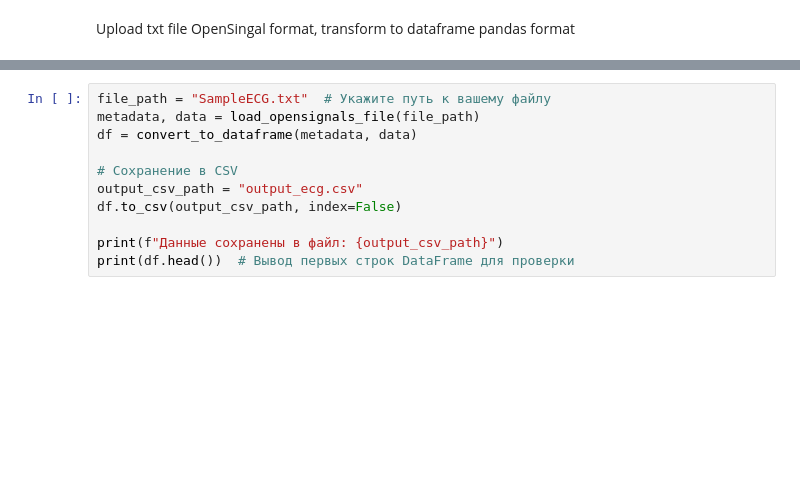
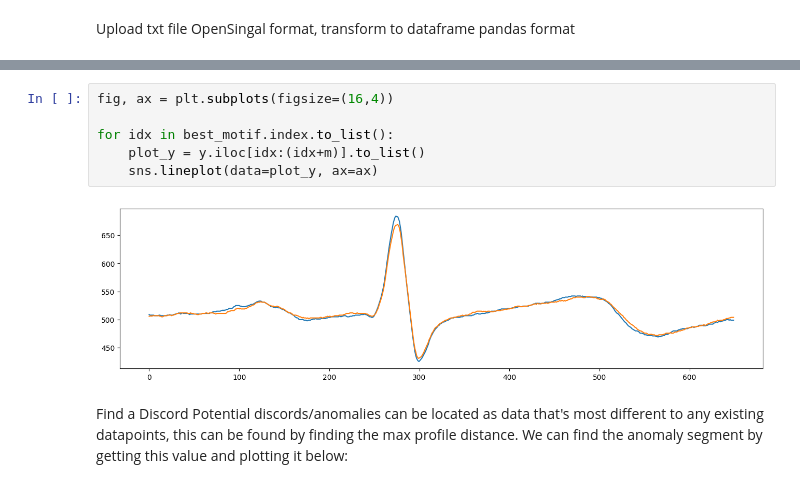
Before and after one commit to TAUforPython/ts-forecasting-ensemble, a Jupyter notebook: timeseries stumpy.ipynb, the cells around one changed output, grey strips where cells are left out. Cells and saved outputs as stored; diff of their text form; blank space fills up the shorter version.

```diff
--- a/timeseries stumpy.ipynb
+++ b/timeseries stumpy.ipynb
@@ -91,11 +95,11 @@ def convert_to_dataframe(metadata, data):
-# %%
-file_path = "SampleECG.txt"  # Укажите путь к вашему файлу
-metadata, data = load_opensignals_file(file_path)
-df = convert_to_dataframe(metadata, data)
-
-# Сохранение в CSV
-output_csv_path = "output_ecg.csv"
-df.to_csv(output_csv_path, index=False)
-
-print(f"Данные сохранены в файл: {output_csv_path}")
-print(df.head())  # Вывод первых строк DataFrame для проверки
+# %%
+fig, ax = plt.subplots(figsize=(16,4))
+
+for idx in best_motif.index.to_list():
+    plot_y = y.iloc[idx:(idx+m)].to_list()
+    sns.lineplot(data=plot_y, ax=ax)
+# %% [output]
+[figure, added]
+# %% [markdown]
+Find a Discord
+Potential discords/anomalies can be located as data that's most different to any existing datapoints, this can be found by finding the max profile distance. We can find the anomaly segment by getting this value and plotting it below:
```
Also changed, not shown: parts of 11 cells of this notebook.
